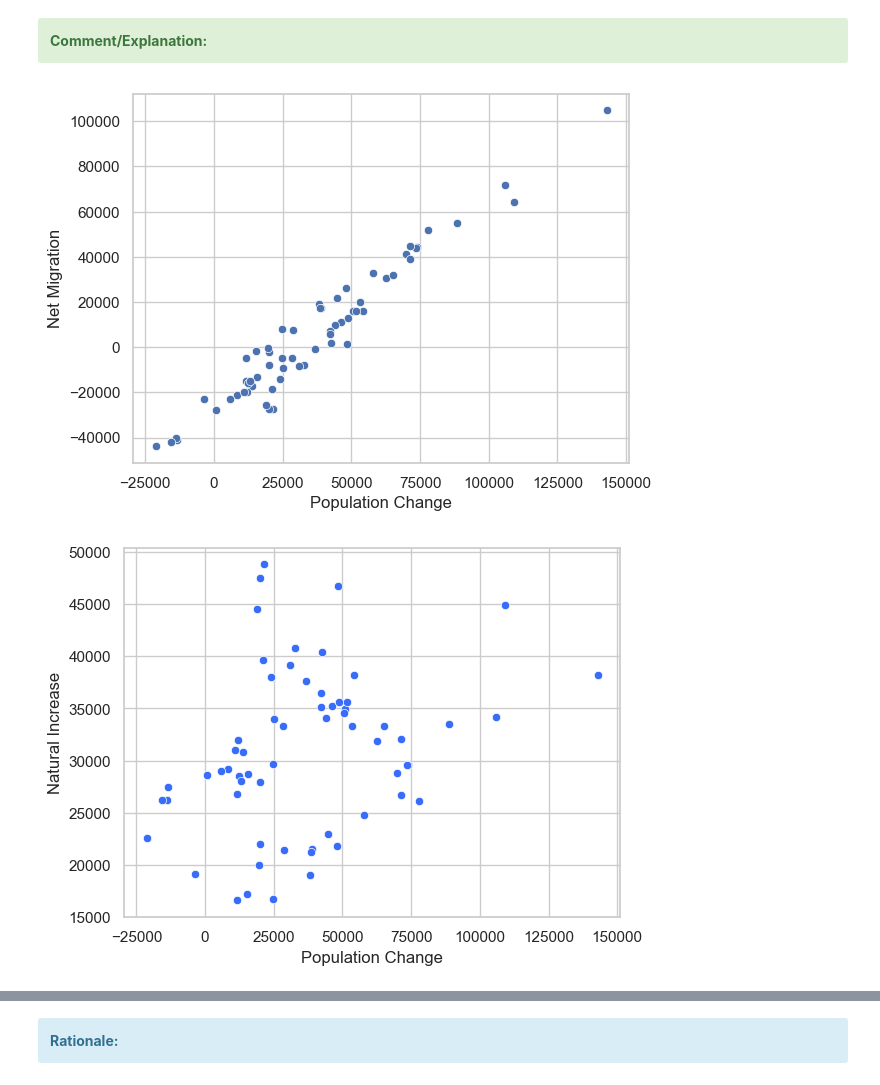
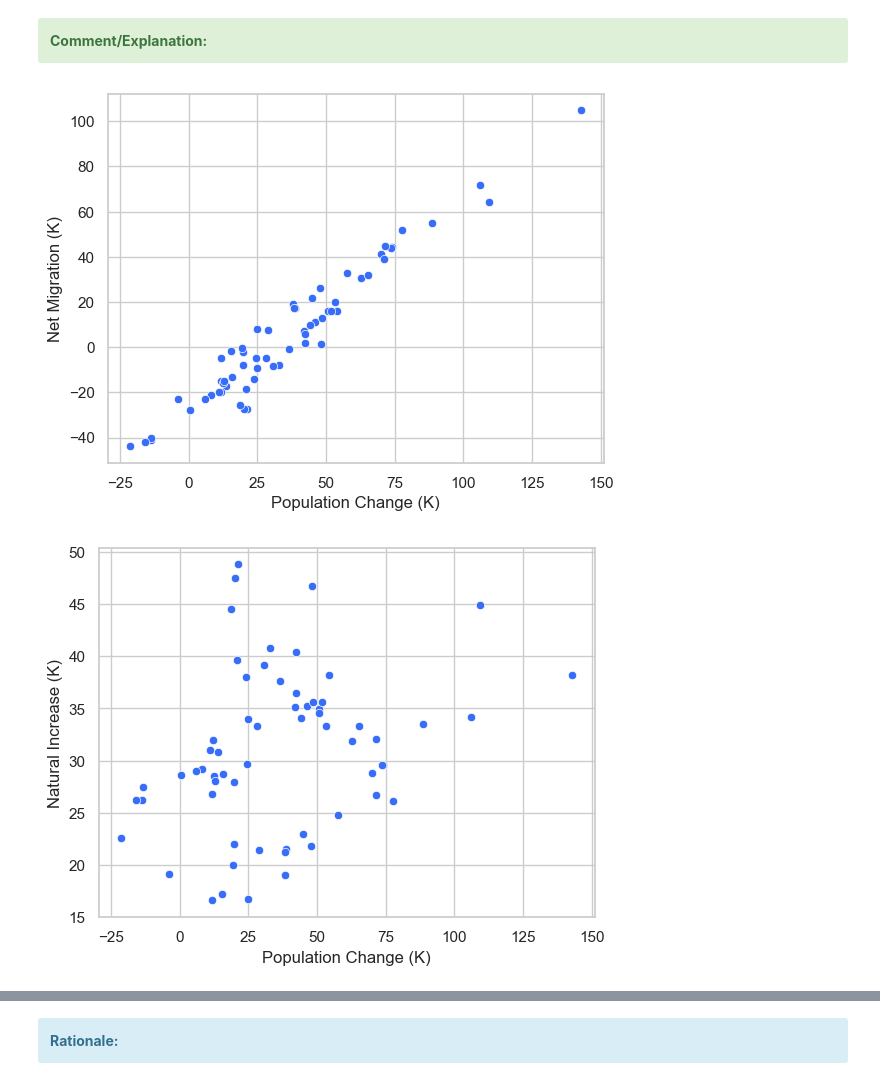
Before and after one commit to sba23014/cct_msc_data_analytics, a Jupyter notebook: s1_ca1/MSC_DA_CA1_final.ipynb, the cells around one changed output, grey strips where cells are left out. Cells and saved outputs as stored; diff of their text form; code cells hidden in the pictures.

```diff
--- a/s1_ca1/MSC_DA_CA1_final.ipynb
+++ b/s1_ca1/MSC_DA_CA1_final.ipynb
@@ -877,3 +779,7 @@ merged_df
 <div class="alert alert-block alert-success"> <b>Comment/Explanation:</b> </div>
 # %% [markdown]
 <div class="alert alert-block alert-warning"> <b>Warning/Limitation:</b> Warnings or limitations about a specific part of the code </div>
+# %%
+merged_df['GDP (B)'] = (merged_df['GDP'].astype(float) / 1000000000).round(1)
+
+merged_df
@@ -880,5 +805,5 @@ merged_df
 # %%
-merged_df.drop(['Annual Births', 'Annual Deaths', 'Emigrants', 'Immigrants'], axis = 1, inplace = True)
+merged_df.drop(['Annual Births (K)', 'Annual Deaths (K)', 'Emigrants (K)', 'Immigrants (K)', 'GDP'], axis = 1, inplace = True)
 
 merged_df
 # %% [output]
@@ -927,9 +838,0 @@ dtype: object
-# %%
-# Define columns to convert data types
-columns_to_convert = ['Natural Increase', 'Net Migration', 'Population', 'Population Change']
-
-# Convert to int64 and update the dataset
-merged_df[columns_to_convert] = merged_df[columns_to_convert].astype('int64')
-
-# Display data types to confirm conversion
-merged_df.dtypes
@@ -947,3 +847,10 @@ merged_df.to_csv('merged_df_latest.csv')
 <div class="alert alert-block alert-info"> <b>Methodology/Rationale:</b></div>
 # %% [markdown]
 <div class="alert alert-block alert-success"> <b>Comment/Explanation:</b> </div>
+# %%
+# Reorder single-level columns
+reordered_columns = ['Population (K)', 'Population Change (K)', 'Natural Increase (K)', 'Net Migration (K)', 'GDP (B)']
+
+merged_df = merged_df[reordered_columns]
+
+merged_df
@@ -1191,25 +1056,26 @@ p = scatter_matrix(merged_df, figsize=(15, 15))
 # %% [markdown]
 <div class="alert alert-block alert-success"> <b>Comment/Explanation:</b> </div>
 # %%
-sns.scatterplot(data = merged_df, x = 'Population Change', y = 'Net Migration', alpha = 1)
-
 # Change default palette
 sns.set_palette('rainbow')# Plot
+
+sns.scatterplot(data = merged_df, x = 'Population Change (K)', y = 'Net Migration (K)', alpha = 1);
+
 # sns.scatterplot(data = merged_df, x = 'Population', y = 'GDP', hue = 'Net Migration', size = 'Net Migration',
 #                sizes = (10, 300), alpha = 1)
 # sns.scatterplot(data = merged_df, x = 'Population', y = 'GDP', size = 'Net Migration', alpha = 1)
 # sns.scatterplot(data = merged_df, x = 'Population', y = 'GDP', size = 'Net Migration', sizes = (10, 500), alpha = 1)
 # %% [output]
-[figure, old version]
+[figure, new version]
 # %%
-sns.scatterplot(data = merged_df, x = 'Population Change', y = 'Natural Increase', alpha = 1)
-
 # Change default palette
 sns.set_palette('rainbow')# Plot
+
+sns.scatterplot(data = merged_df, x = 'Population Change (K)', y = 'Natural Increase (K)', alpha = 1);
 # sns.scatterplot(data = merged_df, x = 'Population', y = 'GDP', hue = 'Net Migration', size = 'Net Migration',
 #                sizes = (10, 300), alpha = 1)
 # sns.scatterplot(data = merged_df, x = 'Population', y = 'GDP', size = 'Net Migration', alpha = 1)
 # sns.scatterplot(data = merged_df, x = 'Population', y = 'GDP', size = 'Net Migration', sizes = (10, 500), alpha = 1)
 # %% [output]
-[figure, old version]
+[figure, new version]
 # %%
```
Also changed, not shown: parts of 56 cells of this notebook, 3 other files.
